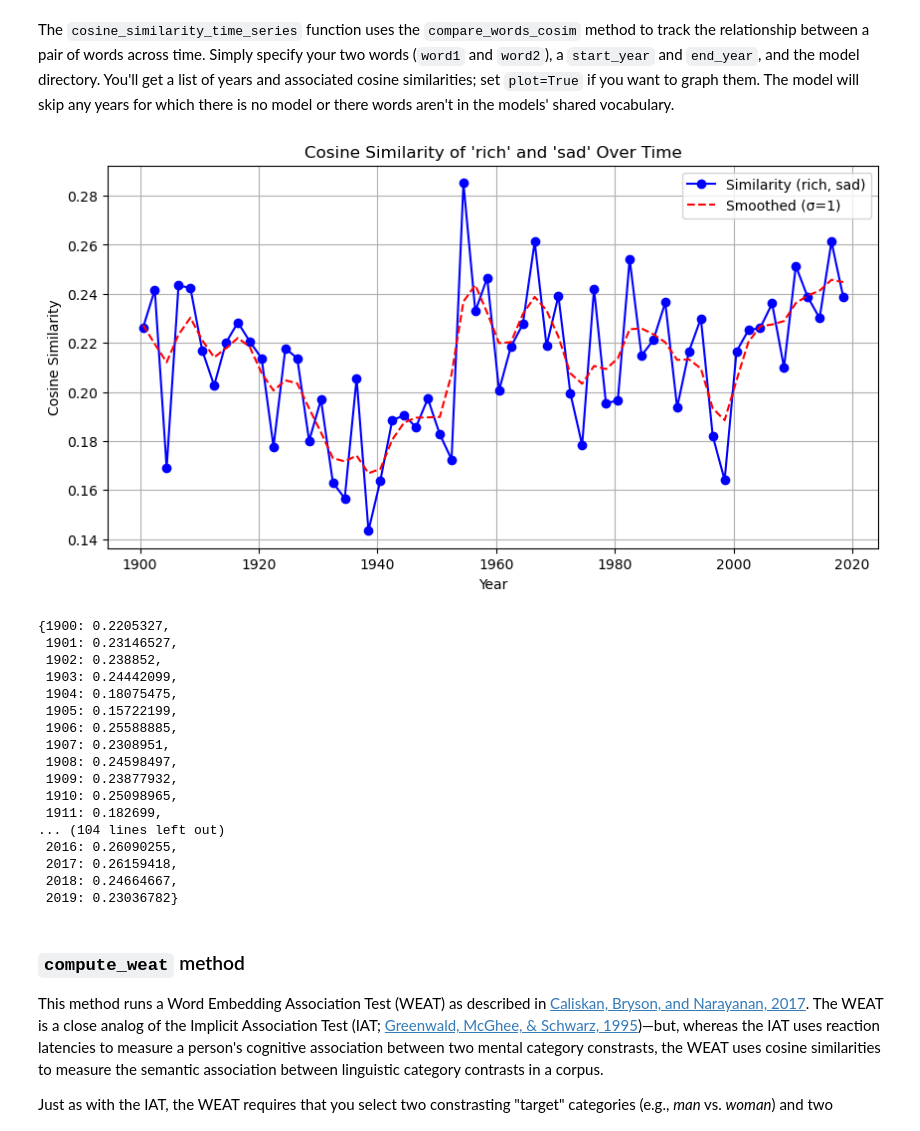
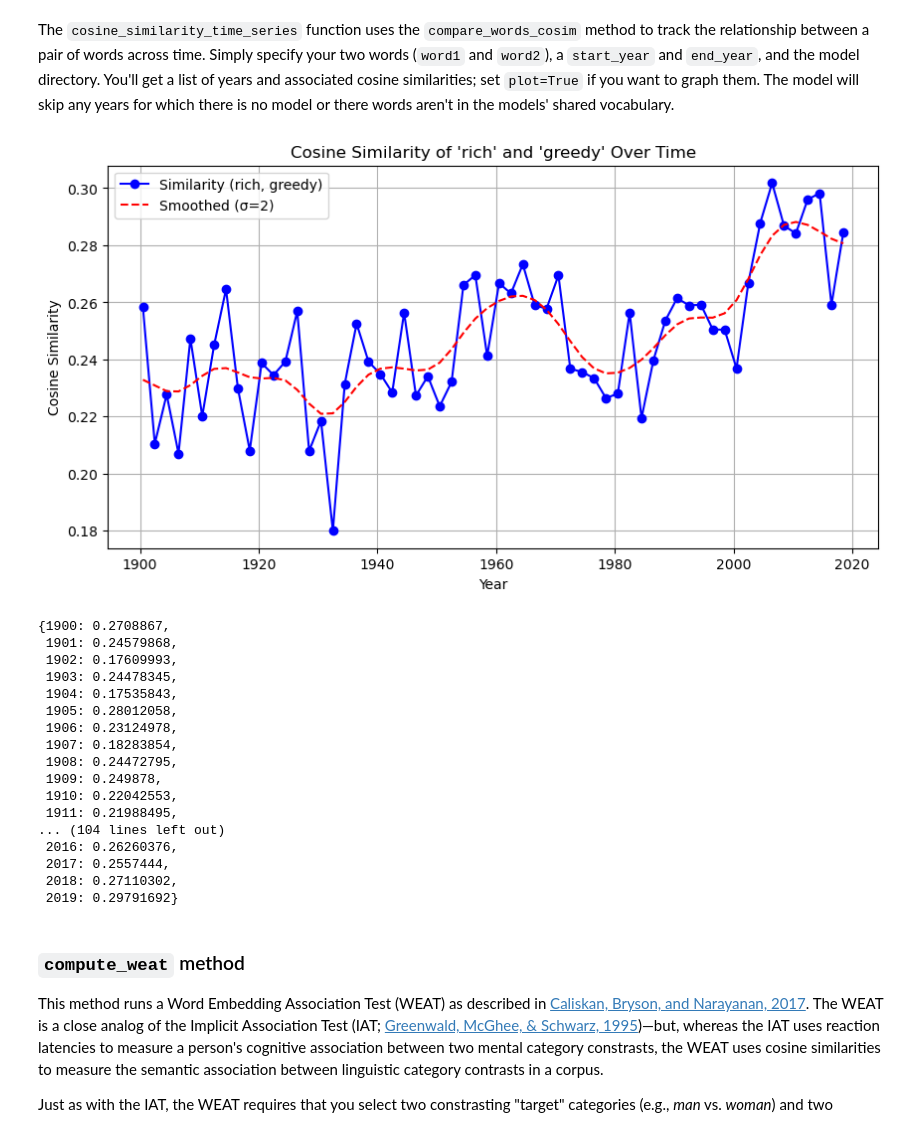
Before and after one commit to eric-d-knowles/ngram-kit, a Jupyter notebook: notebooks/change_analysis_workflow.ipynb, the cells around one changed output. Saved outputs shown, nothing was run; the diff lists cells and outputs as text; code cells hidden in the pictures.

```diff
--- a/notebooks/change_analysis_workflow.ipynb
+++ b/notebooks/change_analysis_workflow.ipynb
@@ -125,33 +125,33 @@ The `cosine_similarity_time_series` function uses the `compare_words_cosim` meth
 # %%
 cosine_similarity_over_years(
     word1='rich',
-    word2='sad',
+    word2='greedy',
     start_year=1900,
     end_year=2019,
     model_dir=f'{model_path}',
     plot=2,
     smooth=True,
-    sigma=1
+    sigma=2
 )
 # %% [output]
-[figure, old version]
+[figure, new version]
-{1900: 0.2205327,
- 1901: 0.23146527,
- 1902: 0.238852,
- 1903: 0.24442099,
- 1904: 0.18075475,
- 1905: 0.15722199,
- 1906: 0.25588885,
- 1907: 0.2308951,
- 1908: 0.24598497,
- 1909: 0.23877932,
- 1910: 0.25098965,
- 1911: 0.182699,
+{1900: 0.2708867,
+ 1901: 0.24579868,
+ 1902: 0.17609993,
+ 1903: 0.24478345,
+ 1904: 0.17535843,
+ 1905: 0.28012058,
+ 1906: 0.23124978,
+ 1907: 0.18283854,
+ 1908: 0.24472795,
+ 1909: 0.249878,
+ 1910: 0.22042553,
+ 1911: 0.21988495,
 ... (104 lines left out)
- 2016: 0.26090255,
- 2017: 0.26159418,
- 2018: 0.24664667,
- 2019: 0.23036782}
+ 2016: 0.26260376,
+ 2017: 0.2557444,
+ 2018: 0.27110302,
+ 2019: 0.29791692}
 # %% [markdown]
 ### `compute_weat` method
 This method runs a Word Embedding Association Test (WEAT) as described in [Caliskan, Bryson, and Narayanan, 2017](https://www.science.org/doi/10.1126/science.aal4230). The WEAT is a close analog of the Implicit Association Test (IAT; [Greenwald, McGhee, & Schwarz, 1995](https://psycnet.apa.org/record/1998-02892-004))—but, whereas the IAT uses reaction latencies to measure a person's cognitive association between two mental category constrasts, the WEAT uses cosine similarities to measure the semantic association between linguistic category contrasts in a corpus.
```
Also changed, not shown: parts of 10 cells of this notebook, 11 other files.
